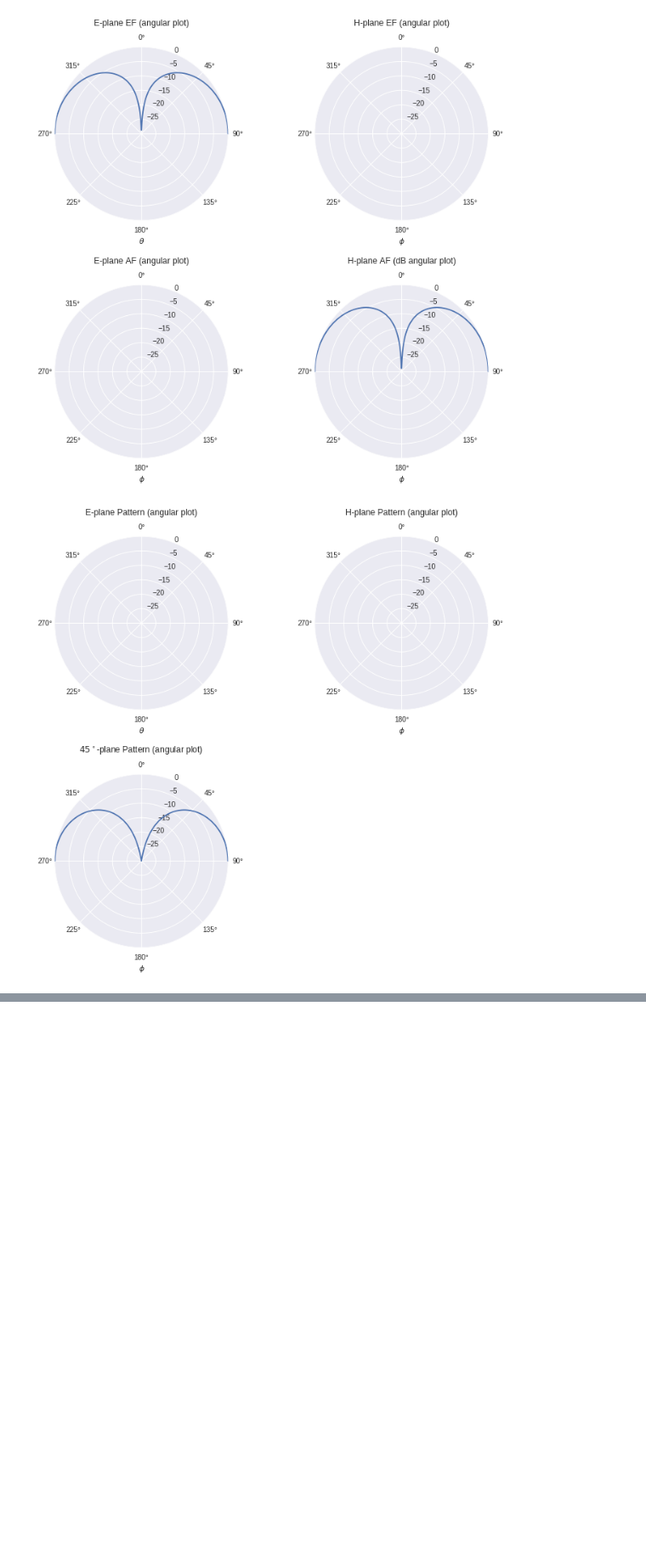
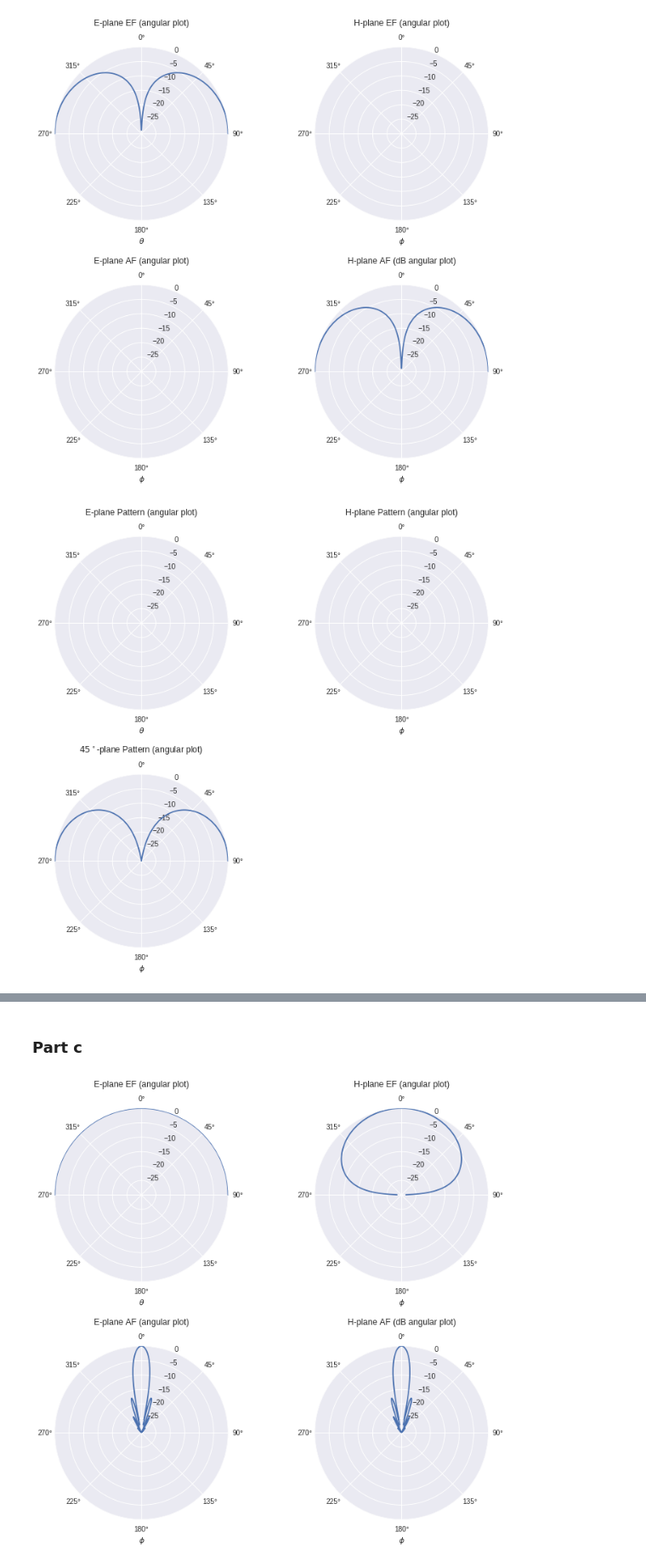
Before and after one commit to Zhaoxin-Hu/ECE222A, a Jupyter notebook: Homework_5.ipynb, the cells around one changed output, grey strips where cells are left out. Shown at 85% size. Saved outputs shown, nothing was run; the diff lists cells and outputs as text; code cells hidden in the pictures; blank space fills up the shorter version.

```diff
--- a/Homework_5.ipynb
+++ b/Homework_5.ipynb
@@ -355,0 +542,11 @@ plt.subplots_adjust(top=0.92, bottom=0.08, left=0.10, right=0.95, hspace=0.25,
+# %% [markdown]
+### Part c
+# %%
+a = 3 # *wvlen in air
+k = 2*np.pi # /wvlen in air
+
+num_pts_theta = 200
+num_pts_phi = 200
+theta, phi = np.linspace(0, np.pi/2, num_pts_theta), np.linspace(0, 2*np.pi, num_pts_phi)
+theta2d, phi2d = np.meshgrid(theta, phi)
+theta2d, phi2d = np.transpose(theta2d), np.transpose(phi2d)
@@ -355,0 +585,62 @@ plt.subplots_adjust(top=0.92, bottom=0.08, left=0.10, right=0.95, hspace=0.25,
+# %%
+scale = 'dB'
+num_pts_theta = 500
+theta = np.linspace(-np.pi/2, np.pi/2, num_pts_theta)
+
+plt.figure(figsize = (10,10))
+ax = plt.subplot(221, projection='polar')
+ax.set_theta_offset(np.pi/2)
+ax.set_theta_direction(-1)
+if scale == 'lin':
+    ax.plot(theta, (EF_n(theta, np.pi/2)))
+else:
+    ax.plot(theta, 20*np.log10(EF_n(theta, np.pi/2)))
+    ax.set_rmax(0)
+    ax.set_rmin(-30)
+ax.set_title(r'E-plane EF (angular plot)', y=1.1)
+ax.set_xlabel(r'$\theta$')
+
+ax = plt.subplot(222, projection='polar')
+ax.set_theta_offset(np.pi/2)
+ax.set_theta_direction(-1)
+if scale == 'lin':
+    ax.plot(theta, (EF_n(theta, 0)))
+else:
+    ax.plot(theta, 20*np.log10(EF_n(theta, 0)))
+    ax.set_rmax(0)
+    ax.set_rmin(-30)
+ax.set_title(r'H-plane EF (angular plot)', y=1.1)
+ax.set_xlabel(r'$\phi$')
+
+ax = plt.subplot(223, projection='polar')
+ax.set_theta_offset(np.pi/2)
+ax.set_theta_direction(-1)
+AF_norm = AF_n(theta, np.pi/2)
+AF_norm[np.isnan(AF_norm)] = 1
+if scale == 'lin':
+    ax.plot(theta, (AF_norm))
+else:
+    ax.plot(theta, 20*np.log10(AF_norm))
+    ax.set_rmax(0)
+    ax.set_rmin(-30)
+ax.set_title(r'E-plane AF (angular plot)', y=1.1)
+ax.set_xlabel(r'$\phi$')
+
+ax = plt.subplot(224, projection='polar')
+ax.set_theta_offset(np.pi/2)
+ax.set_theta_direction(-1)
+AF_norm = AF_n(theta, 0)
+AF_norm[np.isnan(AF_norm)] = 1
+if scale == 'lin':
+    ax.plot(theta, (AF_norm))
+else:
+    ax.plot(theta, 20*np.log10(AF_norm))
+    ax.set_rmax(0)
+    ax.set_rmin(-30)
+ax.set_title(r'H-plane AF (dB angular plot)', y=1.1)
+ax.set_xlabel(r'$\phi$')
+
+plt.subplots_adjust(top=0.92, bottom=0.08, left=0.10, right=0.95, hspace=0.25,
+                    wspace=0.5)
+# %% [output]
+[figure, added]
```
Also changed, not shown: parts of 12 cells of this notebook.
